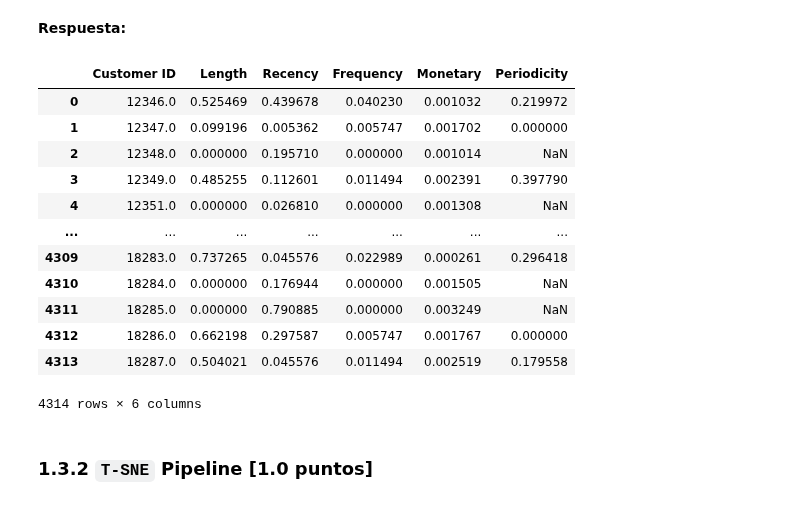
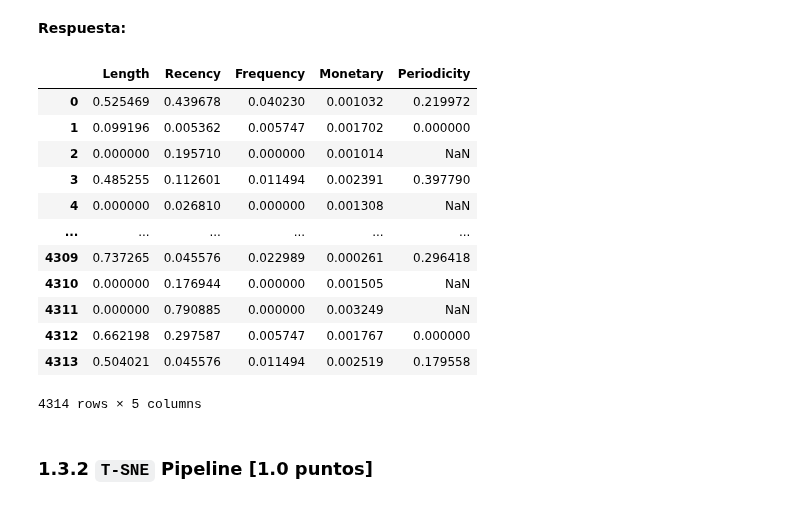
Before and after one commit to BnjmnNicholas/MDS7202-2023-2, a Jupyter notebook: LAB 7/Laboratorio7_Enunciado.ipynb, the cells around one changed output. Cells and saved outputs as stored; diff of their text form; code cells hidden in the pictures.

```diff
--- a/LAB 7/Laboratorio7_Enunciado.ipynb
+++ b/LAB 7/Laboratorio7_Enunciado.ipynb
@@ -357,24 +357,53 @@ class MinMax(BaseEstimator, TransformerMixin):
         for columna in self.columnas:
             X[columna] = (X[columna] - minimo[columna]) / (maximo[columna] - minimo[columna])
         return X
+# %%
+from sklearn.compose import ColumnTransformer
+from sklearn.preprocessing import MinMaxScaler
+from sklearn.base import BaseEstimator, TransformerMixin
+
+class MinMax(BaseEstimator, TransformerMixin):
+    """
+    Esta clase se encarga de normalizar todas las columnas del dataframe usando ColumnTransformer()
+    """
+    def __init__(self):
+        self.columnas = None
+
+    def fit(self, X, y=None):
+        return self
+
+    def transform(self, X):
+        # se obtienen las columnas del dataframe sin contar la columna customer id, se almacena en una lista
+        self.columnas = X.columns[1:]
+
+        # Definir el preprocesamiento utilizando ColumnTransformer
+        preprocessor = ColumnTransformer([('num', MinMaxScaler(), self.columnas)])
+
+        # Aplicar el preprocesamiento al DataFrame X
+        X = preprocessor.fit_transform(X)
+
+        # Convertir el resultado a DataFrame
+        X = pd.DataFrame(X, columns=self.columnas)
+
+        return X
 # %%
 minmax_instance = MinMax()
-minmax_instance.fit(df_out)
+#minmax_instance.fit(df_out)
 minmax_instance.transform(df_out)
 # %% [output]
-|  | Customer ID | Length | Recency | Frequency | Monetary | Periodicity |
-| 0 | 12346.0 | 0.525469 | 0.439678 | 0.040230 | 0.001032 | 0.219972 |
-| 1 | 12347.0 | 0.099196 | 0.005362 | 0.005747 | 0.001702 | 0.000000 |
-| 2 | 12348.0 | 0.000000 | 0.195710 | 0.000000 | 0.001014 | NaN |
-| 3 | 12349.0 | 0.485255 | 0.112601 | 0.011494 | 0.002391 | 0.397790 |
-| 4 | 12351.0 | 0.000000 | 0.026810 | 0.000000 | 0.001308 | NaN |
-| ... | ... | ... | ... | ... | ... | ... |
-| 4309 | 18283.0 | 0.737265 | 0.045576 | 0.022989 | 0.000261 | 0.296418 |
-| 4310 | 18284.0 | 0.000000 | 0.176944 | 0.000000 | 0.001505 | NaN |
-| 4311 | 18285.0 | 0.000000 | 0.790885 | 0.000000 | 0.003249 | NaN |
-| 4312 | 18286.0 | 0.662198 | 0.297587 | 0.005747 | 0.001767 | 0.000000 |
-| 4313 | 18287.0 | 0.504021 | 0.045576 | 0.011494 | 0.002519 | 0.179558 |
+|  | Length | Recency | Frequency | Monetary | Periodicity |
+| 0 | 0.525469 | 0.439678 | 0.040230 | 0.001032 | 0.219972 |
+| 1 | 0.099196 | 0.005362 | 0.005747 | 0.001702 | 0.000000 |
+| 2 | 0.000000 | 0.195710 | 0.000000 | 0.001014 | NaN |
+| 3 | 0.485255 | 0.112601 | 0.011494 | 0.002391 | 0.397790 |
+| 4 | 0.000000 | 0.026810 | 0.000000 | 0.001308 | NaN |
+| ... | ... | ... | ... | ... | ... |
+| 4309 | 0.737265 | 0.045576 | 0.022989 | 0.000261 | 0.296418 |
+| 4310 | 0.000000 | 0.176944 | 0.000000 | 0.001505 | NaN |
+| 4311 | 0.000000 | 0.790885 | 0.000000 | 0.003249 | NaN |
+| 4312 | 0.662198 | 0.297587 | 0.005747 | 0.001767 | 0.000000 |
+| 4313 | 0.504021 | 0.045576 | 0.011494 | 0.002519 | 0.179558 |
-4314 rows × 6 columns
+4314 rows × 5 columns
 # %% [markdown]
 ### 1.3.2 `T-SNE` Pipeline [1.0 puntos]
 # %% [markdown]
```
Also changed, not shown: parts of 2 cells of this notebook.
